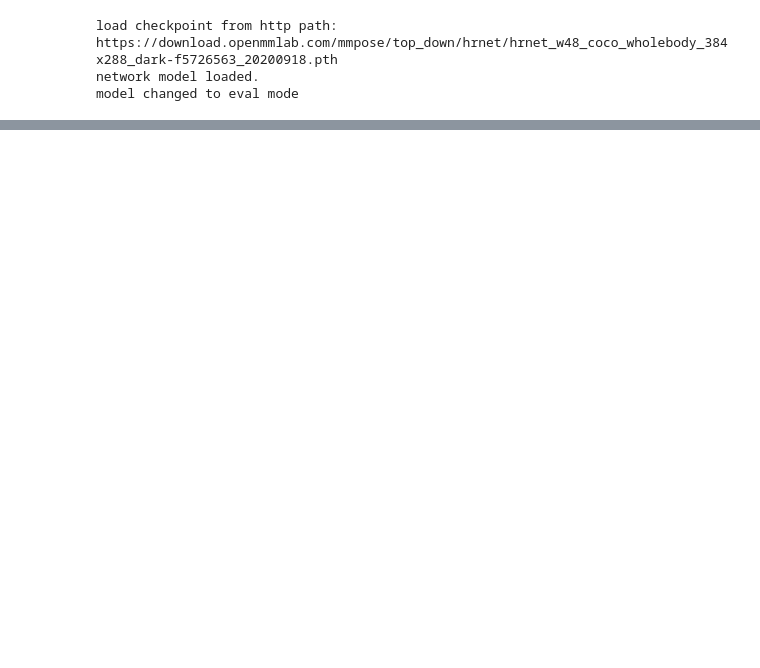
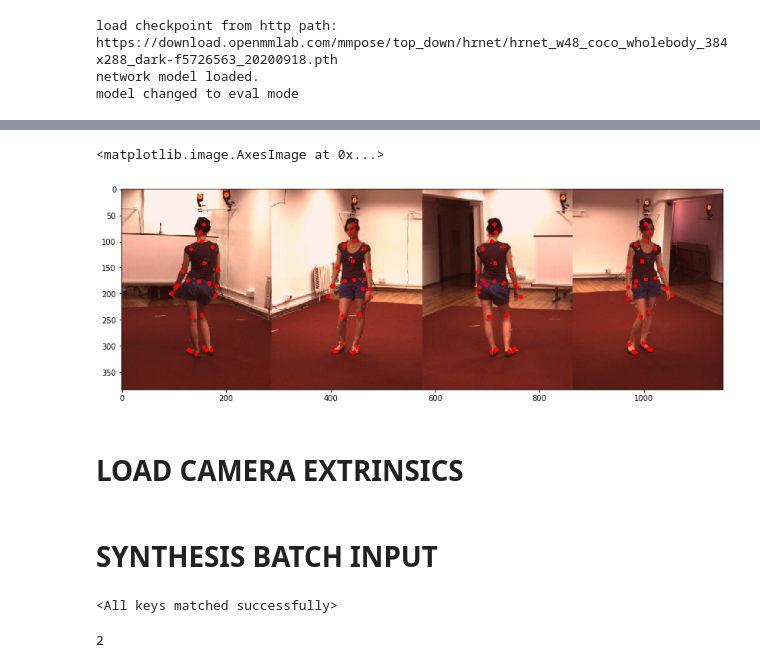
Before and after one commit to yeonkunlee/learnable_triangulation_HICT, a Jupyter notebook: LT_debug.ipynb, the cells around one changed output, grey strips where cells are left out. Cells and saved outputs as stored; diff of their text form; code cells hidden in the pictures; blank space fills up the shorter version.

```diff
--- a/LT_debug.ipynb
+++ b/LT_debug.ipynb
@@ -24,0 +232,10 @@ model changed to eval mode
+# %%
+# v_concated_image = vis_debug.visualize_batch_input(images_batch)
+concated = vis_debug.make_concated_output(batch, vol_keypoints_3d, joint_color=(0, 0, 255))
+plt.figure(figsize=(14, 11))
+plt.imshow(concated[:,:,::-1])
+# %% [output]
+<matplotlib.image.AxesImage at 0x...>
+[figure, added]
+# %% [markdown]
+# LOAD CAMERA EXTRINSICS
@@ -24,0 +277,2 @@ model changed to eval mode
+# %% [markdown]
+# SYNTHESIS BATCH INPUT
@@ -24,0 +320,10 @@ model changed to eval mode
+# %%
+model_checkpoint = '/workspace/LT_HICT/data/384_288_alg_epoch19.pth'
+state_dict = torch.load(model_checkpoint)
+model.load_state_dict(state_dict, strict=True)
+# %% [output]
+<All keys matched successfully>
+# %%
+iter_i
+# %% [output]
+2
```
Also changed, not shown: parts of 44 cells of this notebook, 3 other files.
